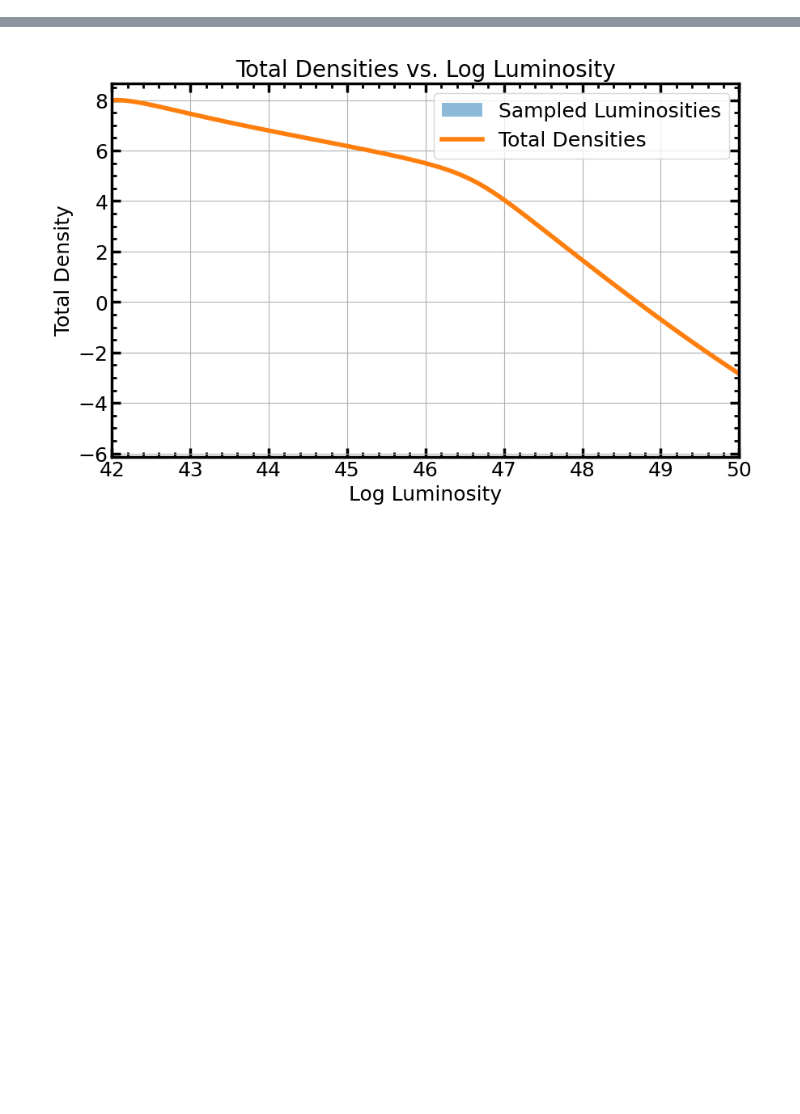
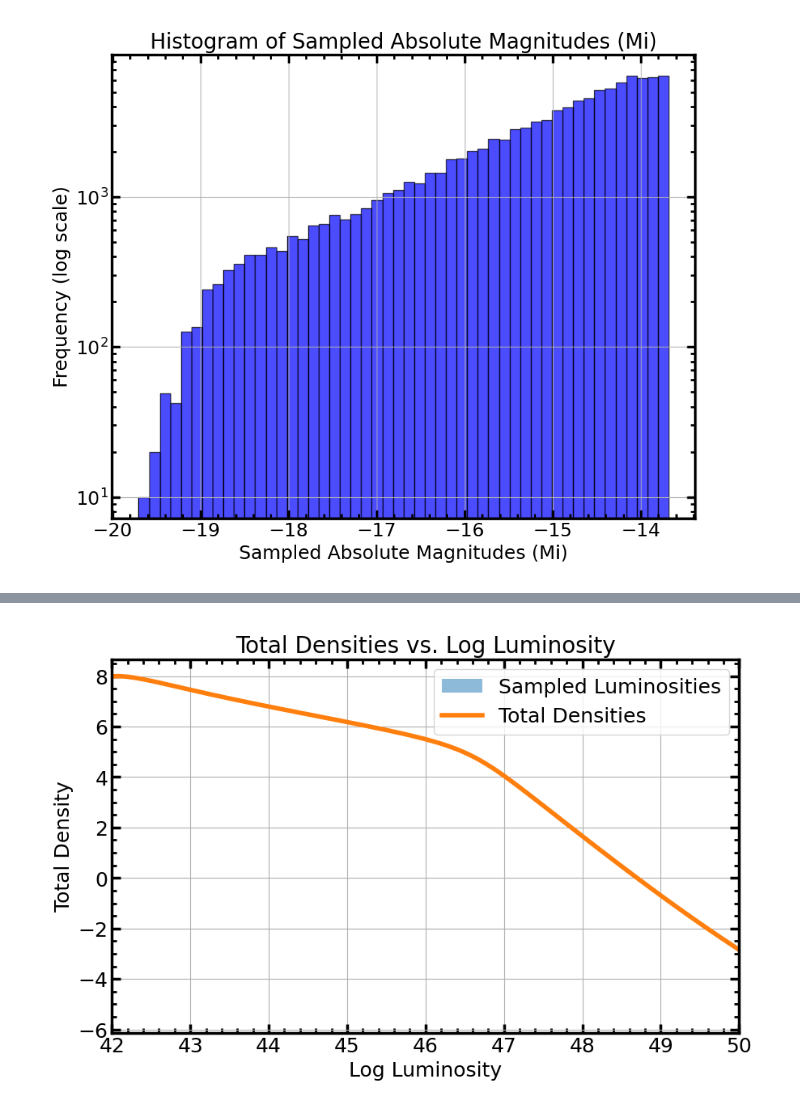
Before and after one commit to dutra/qvc, a Jupyter notebook: tutorials/completeness.ipynb, the cells around one changed output, grey strips where cells are left out. Saved outputs shown, nothing was run; the diff lists cells and outputs as text; code cells hidden in the pictures; blank space fills up the shorter version.

```diff
--- a/tutorials/completeness.ipynb
+++ b/tutorials/completeness.ipynb
@@ -72,0 +134,9 @@ len(np.trapz(densities, redshifts, axis=0))
+# %%
+plt.hist(sampled_Mi, bins=50, log=True, alpha=0.7, color='blue', edgecolor='black')
+plt.xlabel('Sampled Absolute Magnitudes (Mi)')
+plt.ylabel('Frequency (log scale)')
+plt.title('Histogram of Sampled Absolute Magnitudes (Mi)')
+plt.grid(True)
+plt.show()
+# %% [output]
+[figure, added]
```
Also changed, not shown: parts of 9 cells of this notebook, 1 other file.
